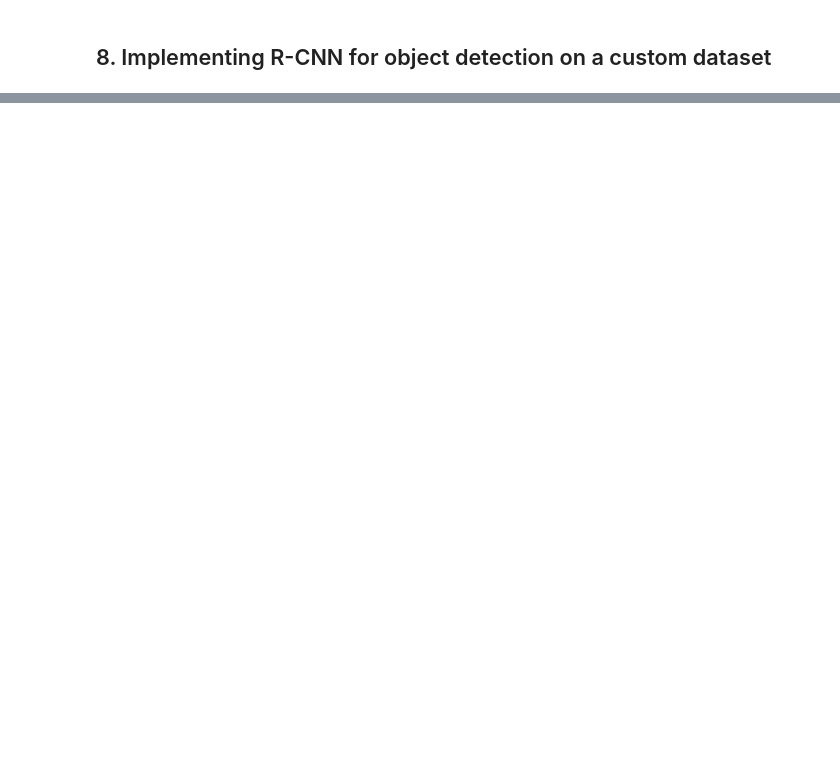
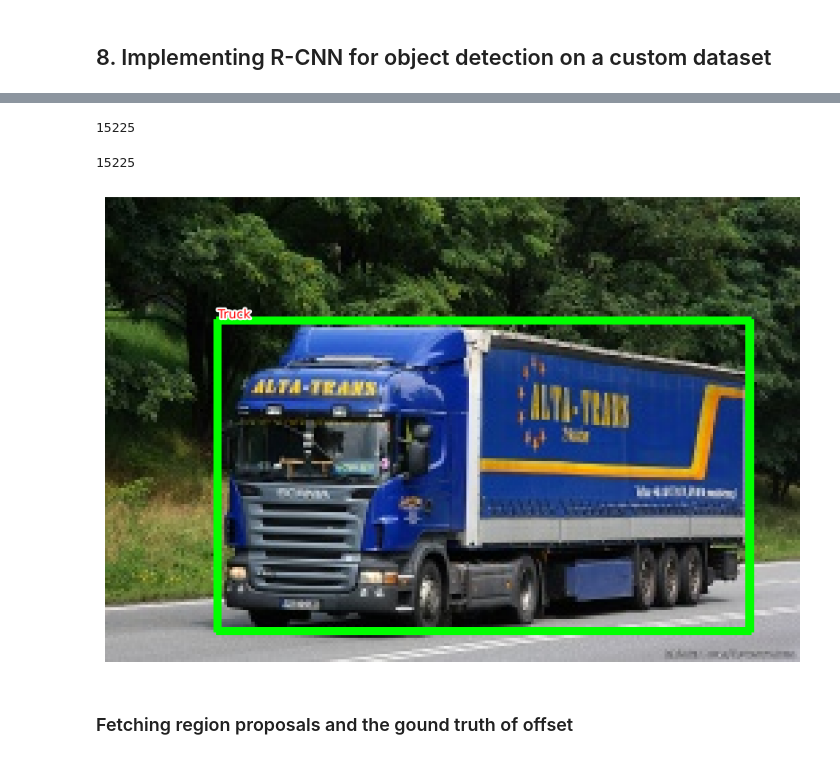
Before and after one commit to sonhm3029/Learning_ML_with_book, a Jupyter notebook: practice/modern_computer_vision_with_pytorch/[Chapter7]_Basic_object_detection/main.ipynb, the cells around one changed output, grey strips where cells are left out. Drawn from its saved outputs; the diff is of its cells as text; code cells hidden in the pictures; blank space fills up the shorter version.

```diff
--- a/practice/modern_computer_vision_with_pytorch/[Chapter7]_Basic_object_detection/main.ipynb
+++ b/practice/modern_computer_vision_with_pytorch/[Chapter7]_Basic_object_detection/main.ipynb
@@ -177,0 +207,12 @@ R-CNN technique theo các bước sau:
+# %%
+import pandas as pd
+import requests
+import io
+
+# DOWNLOAD_URL = 'https://storage.googleapis.com/openimages/v5/test-annotations-bbox.csv'
+DOWNLOAD_URL = './df.csv'
+
+# s = requests.get(DOWNLOAD_URL).content
+DF_RAW = pd.read_csv(DOWNLOAD_URL)
+
+print(DF_RAW.info())
@@ -177,0 +248,42 @@ R-CNN technique theo các bước sau:
+# %%
+len(DF_RAW['ImageID'].unique())
+# %% [output]
+15225
+# %%
+import os
+
+len(os.listdir("./images/images"))
+# %% [output]
+15225
+# %%
+IMAGE_ROOT = "./images/images"
+
+class OpenImages(Dataset):
+    def __init__(self, df, image_folder=IMAGE_ROOT):
+        self.root = image_folder
+        self.df = df
+        self.unique_images = df['ImageID'].unique()
+    def __len__(self):
+        return len(self.unique_images)
+    def __getitem__(self, ix):
+        image_id = self.unique_images[ix]
+        image_path = f"{self.root}/{image_id}.jpg"
+
+        # Convert BGR to RGB
+        image = cv2.imread(image_path, 1)[...,::-1]
+        h, w, _ = image.shape
+        df = self.df.copy()
+        df = df[df['ImageID'] == image_id]
+        # cuz the coordinate is standardlize to [0-1] => product with w, h will take the original size
+        boxes = df['XMin,YMin,XMax,YMax'.split(",")].values
+        boxes = (boxes * np.array([w, h, w, h])).astype(np.uint16).tolist()
+        classes = df['LabelName'].values.tolist()
+        return image, boxes, classes, image_path
+# %%
+ds = OpenImages(df=DF_RAW)
+
+img, bbs, clss, _ = ds[9]
+
+show(img, bbs=bbs, texts=clss, sz=10)
+# %% [output]
+[figure, added]
@@ -177,0 +318,2 @@ R-CNN technique theo các bước sau:
+# %% [markdown]
+### Fetching region proposals and the gound truth of offset
```
Also changed, not shown: parts of 18 cells of this notebook, 3 other files.
